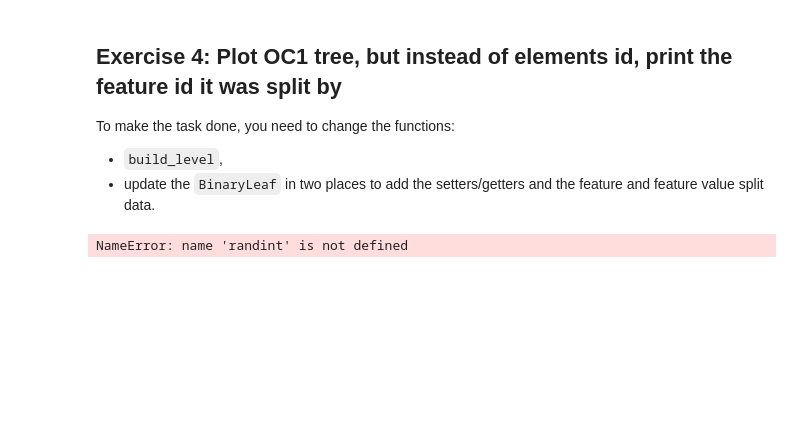
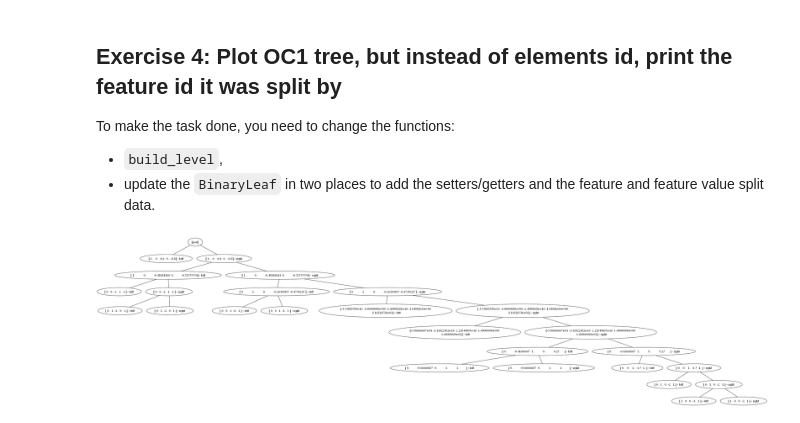
Before and after one commit to j-markiewicz/ml, a Jupyter notebook: 3/055Decision_trees_Exercises.ipynb, the cells around one changed output. Cells and saved outputs as stored; diff of their text form; code cells hidden in the pictures; blank space fills up the shorter version.

```diff
--- a/3/055Decision_trees_Exercises.ipynb
+++ b/3/055Decision_trees_Exercises.ipynb
@@ -278,8 +279,6 @@ Fill the code below.
 def plot_tree(split_history):
     tree = pydot.Dot(graph_type='graph')
     for split in split_history:
-        tree.add_node(pydot.Node(split[0]))
-        tree.add_node(pydot.Node(split[1]))
         tree.add_edge(pydot.Edge(split[0], split[1]))
     tree.write('c45_tree.png', format='png')
 
@@ -566,12 +565,12 @@ To make the task done, you need to change the functions:
 # %%
 class BinaryLeaf:
 
-    def __init__(self, elements, labels, ids):
+    def __init__(self, elements, labels, ids, split_by="[unknown]"):
         self.L = None
         self.R = None
         self.p = None
         self.elements = elements
-        # add here features and values
+        self.split_by = split_by
         self.labels = labels
         self.completed = False
         self.ids = ids
@@ -606,7 +605,11 @@ class BinaryLeaf:
     def get_labels(self):
         return self.labels
 
-    # fill the methods here
+    def set_split_by(self, split_by):
+        self.split_by = split_by
+
+    def get_split_by(self):
+        return self.split_by
 
     def set_ids(self, ids):
         self.ids = ids
@@ -623,7 +626,7 @@ data_set = [[1, 1, 2, 2], [2, 1, 2, 2], [1, 1, 1, 2], [1, 2, 1, 2], [2, 3, 2, 2]
 labels_count = len(np.unique(labels))
 
 ids = list(range(len(data_set)))
-root = BinaryLeaf(data_set, labels, ids)
+root = BinaryLeaf(data_set, labels, ids, "[root]")
 current_node = root
 R = 10
 
@@ -735,7 +738,7 @@ def perturb(leaf, scv, feature, old_gini):
         below, above, below_label, above_label, below_ids, above_ids = divide_data_hiperplane(leaf, scv)
         gini = 1 - (calculate_gini(below_label) - calculate_gini(above_label))
         am.append([new_scv, gini])
-    am = np.array(am)
+    am = np.array(am, dtype=object)
     best_split_index = np.argmin(am[:,1])
     if am[best_split_index][1] < old_gini:
         return am[best_split_index][1], am[best_split_index][0]
@@ -757,38 +760,36 @@ def build_level(root, split_history):
         feature = randint(0,len(leaf.elements[0])-1)
         gini, split_coefficiency_vector = perturb(leaf, split_coefficiency_vector, feature, gini)
         below, above, below_label, above_label, below_ids, above_ids = divide_data_hiperplane(leaf,split_coefficiency_vector)
-    left_leaf = BinaryLeaf(below, below_label, below_ids)
-    right_leaf = BinaryLeaf(above, above_label, above_ids)
-    split_history.append([str(leaf.ids), str(left_leaf.ids)])
-    split_history.append([str(leaf.ids), str(right_leaf.ids)])
+    left_leaf = BinaryLeaf(below, below_label, below_ids, f"{split_coefficiency_vector} - left")
+    right_leaf = BinaryLeaf(above, above_label, above_ids, f"{split_coefficiency_vector} - right")
+    split_history.append([leaf.get_split_by(), left_leaf.get_split_by()])
+    split_history.append([leaf.get_split_by(), right_leaf.get_split_by()])
     leaf.set_completed()
-    # change here
-
-    ###
     if len(np.unique(below_label)) == 1:
         left_leaf.set_completed()
     if len(np.unique(above_label)) == 1:
         right_leaf.set_completed()
     if compare_two_leafs(leaf, left_leaf) or compare_two_leafs(leaf,right_leaf):
         leaf.set_completed()
     else:
         leaf.set_R(right_leaf)
         leaf.set_L(left_leaf)
     build_level(root, split_history)
     return root, split_history
 
 def build(root):
     split_history = []
     return build_level(root, split_history)
 
 def plot_tree(split_history):
     tree = pydot.Dot(graph_type='graph')
     for split in split_history:
         new_edge = pydot.Edge(split[0], split[1], fillcolor = 'red')
         tree.add_edge(new_edge)
     tree.write('oc1_tree.png', format='png')
 
 oc1_tree, split_history = build(root)
 plot_tree(split_history)
+Image(filename='oc1_tree.png')
 # %% [output]
-NameError: name 'randint' is not defined
+[figure, added]
```
Also changed, not shown: parts of 1 cell of this notebook, 3 other files.
